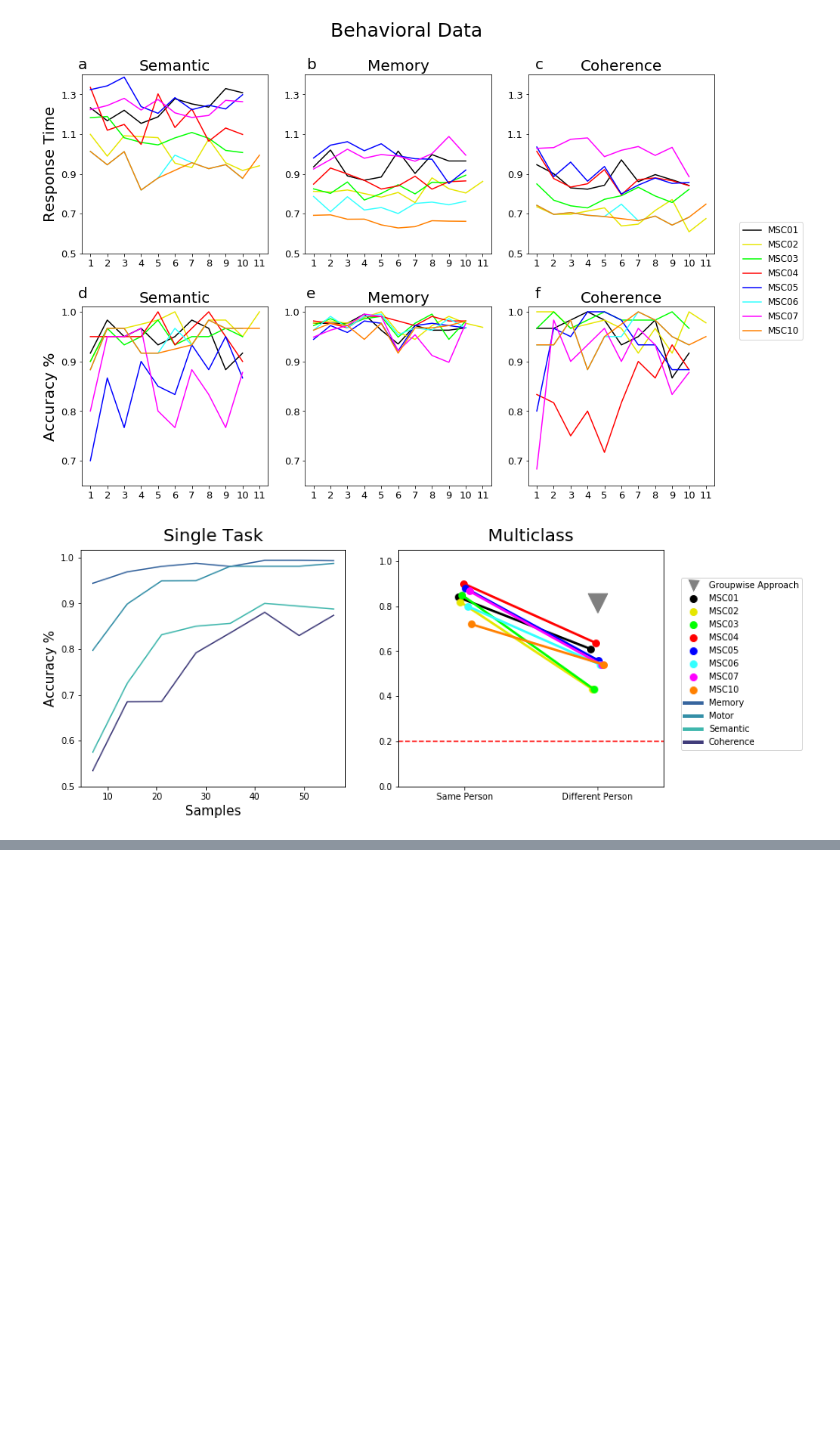
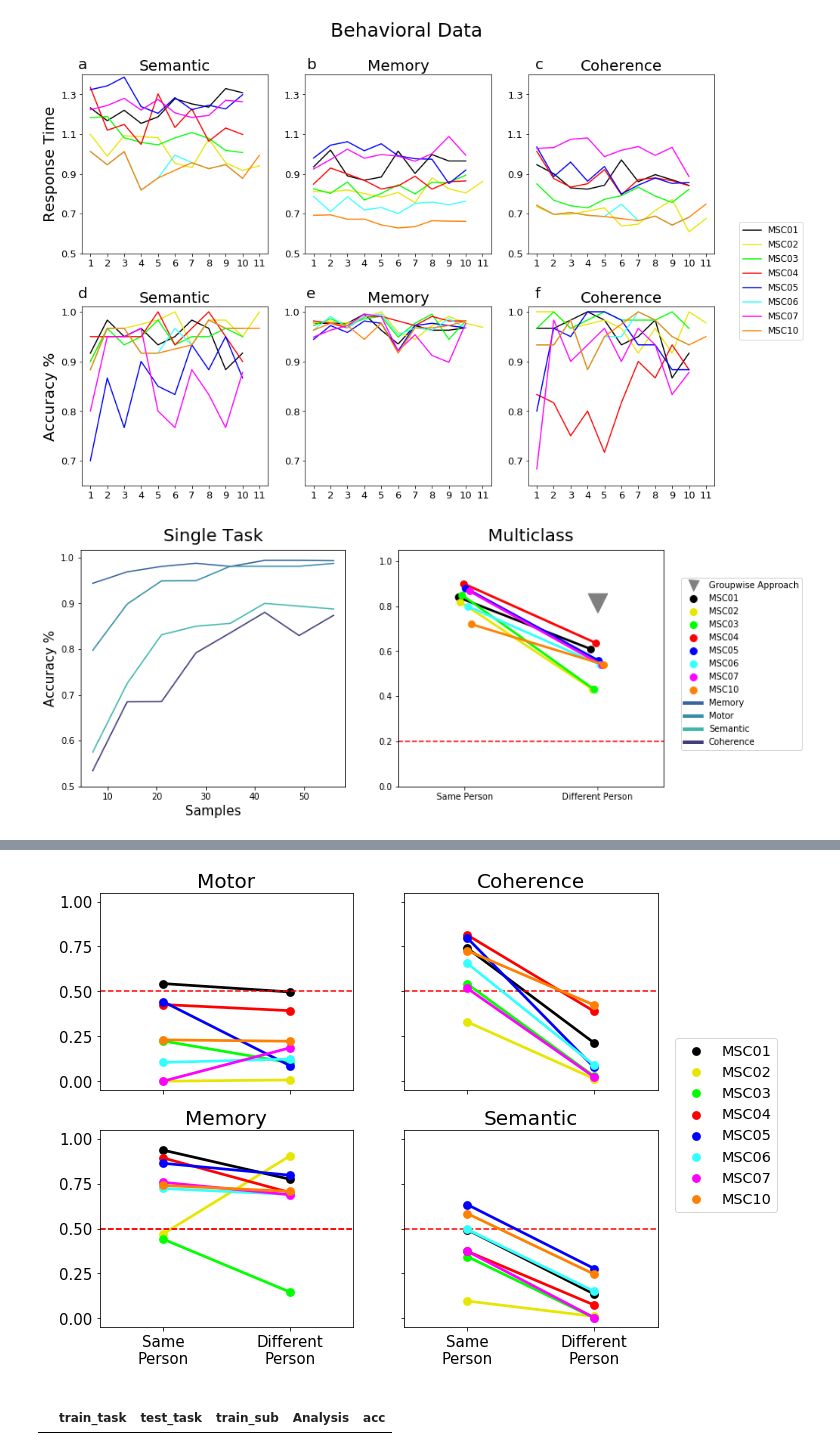
Before and after one commit to GrattonLab/Porteretal_taskprediction, a Jupyter notebook: code/pyScripts/Figures/FinalFigures.ipynb, the cells around one changed output, grey strips where cells are left out. Cells and saved outputs as stored; diff of their text form; code cells hidden in the pictures; blank space fills up the shorter version.

```diff
--- a/code/pyScripts/Figures/FinalFigures.ipynb
+++ b/code/pyScripts/Figures/FinalFigures.ipynb
@@ -1282,0 +1267,73 @@ acrossTask[acrossTask['train_sub']=='MSC01']
+# %%
+AT=acrossTask.groupby(['train_task','test_task','train_sub','Analysis']).mean()
+# %%
+AT.reset_index(inplace=True)
+AT.to_csv(thisDir +'Ridge/single_task/r_format_across_task_acc.csv')
+# %%
+#Same Task (Fig 1)
+fig = plt.figure(figsize=(10,8),constrained_layout=False)
+
+
+gs01 = fig.add_gridspec(nrows=2, ncols=2)
+#fig.text(.05, .893, 'a',fontsize=25)
+#fig.text(.54, .893, 'b',fontsize=25)
+#fig.text(.15, .893, 'All Task Analysis',fontsize=25)
+#fig.text(.65, .893, 'Single Task Analysis',fontsize=25)
+
+
+#motor
+ax1=fig.add_subplot(gs01[0,0])
+ax=sns.pointplot(x="Analysis",y="acc", hue="train_sub", ci=None, data=AT[AT['train_task']=='motor'], ax=ax1, order=['Same Person','Different Person'], color='r', palette=['1','2','3','4','5','6','7','10'])
+ax.legend_.remove()
+ax.set_title('Motor', fontsize=20, pad=5)
+plt.xlabel('')
+plt.ylabel(' ')
+y=[0,.25,.5,.75,1.0]
+plt.yticks(y)
+ax.set(ylim=(-.05, 1.05))
+ax.tick_params('y',labelsize=15)
+ax.axhline(.5, ls='--',color='red')
+plt.setp(ax1.get_xticklabels(), visible=False)
+#coherence
+ax2=fig.add_subplot(gs01[0,1],sharey = ax1)
+ax=sns.pointplot(x="Analysis",y="acc", hue="train_sub", ci=None, data=AT[AT['train_task']=='glass'], ax=ax2, order=['Same Person','Different Person'], color='r', palette=['1','2','3','4','5','6','7','10'])
+ax.legend_.remove()
+ax.set(ylim=(-.05, 1.05))
+ax.set_title('Coherence', fontsize=20, pad=5)
+plt.setp(ax2.get_xticklabels(), visible=False)
+plt.setp(ax2.get_yticklabels(), visible=False)
+plt.ylabel('')
+ax.axhline(.5, ls='--',color='red')
+plt.xlabel('')
+#memory
+ax3=fig.add_subplot(gs01[1,0],sharey=ax1)
+ax=sns.pointplot(x="Analysis",y="acc", hue="train_sub", ci=None, data=AT[AT['train_task']=='mem'],ax=ax3, order=['Same Person','Different Person'], color='r', palette=['1','2','3','4','5','6','7','10'])
+ax.legend_.remove()
+ax.set(ylim=(-.05, 1.05))
+ax.set_title('Memory', fontsize=20, pad=5)
+ax.axhline(.5, ls='--',color='red')
+plt.ylabel(' ')
+plt.xlabel(' ')
+ax.set_xticklabels(['Same\nPerson', 'Different\nPerson'])
+ax4=fig.add_subplot(gs01[1,1],sharey=ax1)
+ax.tick_params('x',labelsize=15)
+ax.tick_params('y',labelsize=15)
+ax.axhline(.5, ls='--',color='red')
+ax=sns.pointplot(x="Analysis",y="acc", hue="train_sub", ci=None, data=AT[AT['train_task']=='semantic'],ax=ax4, order=['Same Person','Different Person'], color='r', palette=['1','2','3','4','5','6','7','10'])
+ax.set_title('Semantic', fontsize=20, pad=5)
+plt.ylabel('')
+ax.set(ylim=(-.05, 1.05))
+plt.xlabel('')
+ax.axhline(.5, ls='--',color='red')
+ax.legend_.remove()
+ax.tick_params('x',labelsize=15)
+ax.set_xticklabels(['Same\nPerson', 'Different\nPerson'])
+plt.legend(fontsize='x-large',bbox_to_anchor=(1.5, 1.5))
+plt.setp(ax4.get_yticklabels(), visible=False)
+plt.savefig(figsDir+'acrossTask_point_plots.png', bbox_inches='tight')
+# %% [output]
+[figure, added]
+# %%
+AT[AT['train_task']=='sem']
+# %% [output]
+|  | train_task | test_task | train_sub | Analysis | acc |
```
Also changed, not shown: parts of 2 cells of this notebook, 6 other files.
